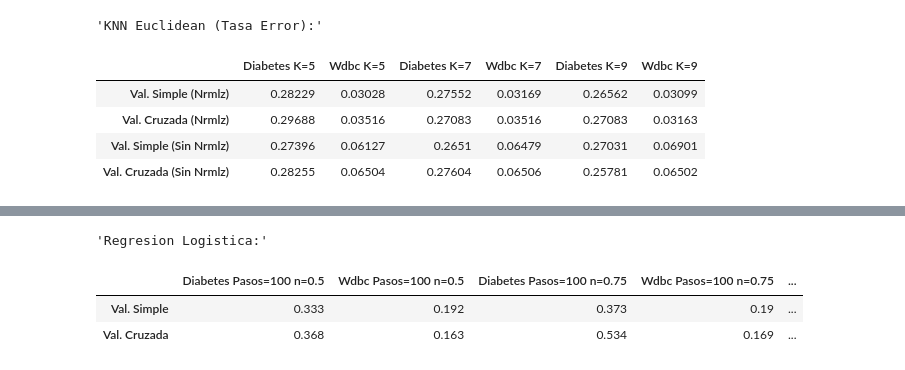
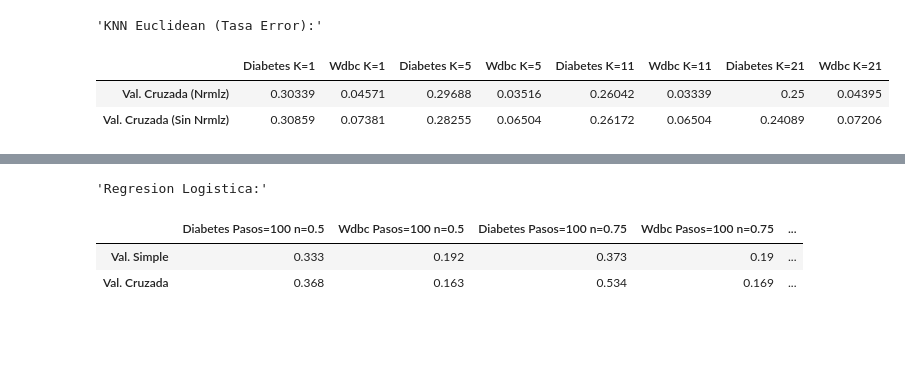
Before and after one commit to pelayo717/FAA_1462, a Jupyter notebook: P2/Notebook_P2_completo.ipynb, the cells around one changed output, grey strips where cells are left out. Cells and saved outputs as stored; diff of their text form; code cells hidden in the pictures; blank space fills up the shorter version.

```diff
--- a/P2/Notebook_P2_completo.ipynb
+++ b/P2/Notebook_P2_completo.ipynb
@@ -31,92 +31,78 @@ validacion_cruzada_wdbc = ValidacionCruzada(6)
 # %%
 """ Distancia Euclidea Normalizando y sin Normalizar """
 
+knn = ClasificadorVecinosProximos(1, Euclidea)
+
+medias_cruzadas_diabetes_knn_1 = knn.validacion(validacion_cruzada_diabetes, datos_diabetes)
+
+medias_cruzadas_wdbc_knn_1 = knn.validacion(validacion_cruzada_wdbc, datos_wdbc)
+
+medias_cruzadas_diabetes_knn_1_sin = knn.validacion(validacion_cruzada_diabetes, datos_diabetes,False,False)
+
+medias_cruzadas_wdbc_knn_1_sin = knn.validacion(validacion_cruzada_wdbc, datos_wdbc,False,False)
+
 knn = ClasificadorVecinosProximos(5, Euclidea)
 
-medias_simples_diabetes_knn_5 = knn.validacion(validacion_simple_diabetes, datos_diabetes)
 medias_cruzadas_diabetes_knn_5 = knn.validacion(validacion_cruzada_diabetes, datos_diabetes)
 
-medias_simples_wdbc_knn_5 = knn.validacion(validacion_simple_wdbc, datos_wdbc)
 medias_cruzadas_wdbc_knn_5 = knn.validacion(validacion_cruzada_wdbc, datos_wdbc)
 
-medias_simples_diabetes_knn_5_sin = knn.validacion(validacion_simple_diabetes, datos_diabetes,False,False)
 medias_cruzadas_diabetes_knn_5_sin = knn.validacion(validacion_cruzada_diabetes, datos_diabetes,False,False)
 
-medias_simples_wdbc_knn_5_sin = knn.validacion(validacion_simple_wdbc, datos_wdbc,False,False)
 medias_cruzadas_wdbc_knn_5_sin = knn.validacion(validacion_cruzada_wdbc, datos_wdbc,False,False)
 
-knn = ClasificadorVecinosProximos(7, Euclidea)
+knn = ClasificadorVecinosProximos(11, Euclidea)
 
-medias_simples_diabetes_knn_7 = knn.validacion(validacion_simple_diabetes, datos_diabetes)
-medias_cruzadas_diabetes_knn_7 = knn.validacion(validacion_cruzada_diabetes, datos_diabetes)
+medias_cruzadas_diabetes_knn_11 = knn.validacion(validacion_cruzada_diabetes, datos_diabetes)
 
-medias_simples_wdbc_knn_7 = knn.validacion(validacion_simple_wdbc, datos_wdbc)
-medias_cruzadas_wdbc_knn_7 = knn.validacion(validacion_cruzada_wdbc, datos_wdbc)
+medias_cruzadas_wdbc_knn_11 = knn.validacion(validacion_cruzada_wdbc, datos_wdbc)
 
-medias_simples_diabetes_knn_7_sin = knn.validacion(validacion_simple_diabetes, datos_diabetes,False,False)
-medias_cruzadas_diabetes_knn_7_sin = knn.validacion(validacion_cruzada_diabetes, datos_diabetes,False,False)
+medias_cruzadas_diabetes_knn_11_sin = knn.validacion(validacion_cruzada_diabetes, datos_diabetes,False,False)
 
-medias_simples_wdbc_knn_7_sin = knn.validacion(validacion_simple_wdbc, datos_wdbc,False,False)
-medias_cruzadas_wdbc_knn_7_sin = knn.validacion(validacion_cruzada_wdbc, datos_wdbc,False,False)
+medias_cruzadas_wdbc_knn_11_sin = knn.validacion(validacion_cruzada_wdbc, datos_wdbc,False,False)
 
-knn = ClasificadorVecinosProximos(9, Euclidea)
+knn = ClasificadorVecinosProximos(21, Euclidea)
 
-medias_simples_diabetes_knn_9 = knn.validacion(validacion_simple_diabetes, datos_diabetes)
-medias_cruzadas_diabetes_knn_9 = knn.validacion(validacion_cruzada_diabetes, datos_diabetes)
+medias_cruzadas_diabetes_knn_21 = knn.validacion(validacion_cruzada_diabetes, datos_diabetes)
 
-medias_simples_wdbc_knn_9 = knn.validacion(validacion_simple_wdbc, datos_wdbc)
-medias_cruzadas_wdbc_knn_9 = knn.validacion(validacion_cruzada_wdbc, datos_wdbc)
+medias_cruzadas_wdbc_knn_21 = knn.validacion(validacion_cruzada_wdbc, datos_wdbc)
 
-medias_simples_diabetes_knn_9_sin = knn.validacion(validacion_simple_diabetes, datos_diabetes,False,False)
-medias_cruzadas_diabetes_knn_9_sin = knn.validacion(validacion_cruzada_diabetes, datos_diabetes,False,False)
+medias_cruzadas_diabetes_knn_21_sin = knn.validacion(validacion_cruzada_diabetes, datos_diabetes,False,False)
 
-medias_simples_wdbc_knn_9_sin = knn.validacion(validacion_simple_wdbc, datos_wdbc,False,False)
-medias_cruzadas_wdbc_knn_9_sin = knn.validacion(validacion_cruzada_wdbc, datos_wdbc,False,False)
+medias_cruzadas_wdbc_knn_21_sin = knn.validacion(validacion_cruzada_wdbc, datos_wdbc,False,False)
 
 # Guardamos resultados de los resultados KNN
 
 
 resultados_P2 = [
-    [round(medias_simples_diabetes_knn_5[0], 5),
-    round(medias_simples_wdbc_knn_5[0], 5),
-    round(medias_simples_diabetes_knn_7[0], 5),
-    round(medias_simples_wdbc_knn_7[0], 5),
-    round(medias_simples_diabetes_knn_9[0], 5),
-    round(medias_simples_wdbc_knn_9[0], 5)],
+    [round(medias_cruzadas_diabetes_knn_1[0], 5),
+    round(medias_cruzadas_wdbc_knn_1[0], 5),
+    round(medias_cruzadas_diabetes_knn_5[0], 5),
+    round(medias_cruzadas_wdbc_knn_5[0], 5),
+    round(medias_cruzadas_diabetes_knn_11[0], 5),
+    round(medias_cruzadas_wdbc_knn_11[0], 5),
+    round(medias_cruzadas_diabetes_knn_21[0], 5),
+    round(medias_cruzadas_wdbc_knn_21[0], 5)],
 
-    [round(medias_cruzadas_diabetes_knn_5[0], 5),
-    round(medias_cruzadas_wdbc_knn_5[0], 5),
-    round(medias_cruzadas_diabetes_knn_7[0], 5),
-    round(medias_cruzadas_wdbc_knn_7[0], 5),
-    round(medias_cruzadas_diabetes_knn_9[0], 5),
-    round(medias_cruzadas_wdbc_knn_9[0], 5)],
-
-    [round(medias_simples_diabetes_knn_5_sin[0], 5),
-    round(medias_simples_wdbc_knn_5_sin[0], 5),
-    round(medias_simples_diabetes_knn_7_sin[0], 5),
-    round(medias_simples_wdbc_knn_7_sin[0], 5),
-    round(medias_simples_diabetes_knn_9_sin[0], 5),
-    round(medias_simples_wdbc_knn_9_sin[0], 5)],
-
-    [round(medias_cruzadas_diabetes_knn_5_sin[0], 5),
+    [round(medias_cruzadas_diabetes_knn_1_sin[0], 5),
+    round(medias_cruzadas_wdbc_knn_1_sin[0], 5),
+    round(medias_cruzadas_diabetes_knn_5_sin[0], 5),
     round(medias_cruzadas_wdbc_knn_5_sin[0], 5),
-    round(medias_cruzadas_diabetes_knn_7_sin[0], 5),
-    round(medias_cruzadas_wdbc_knn_7_sin[0], 5),
-    round(medias_cruzadas_diabetes_knn_9_sin[0], 5),
-    round(medias_cruzadas_wdbc_knn_9_sin[0], 5)]
+    round(medias_cruzadas_diabetes_knn_11_sin[0], 5),
+    round(medias_cruzadas_wdbc_knn_11_sin[0], 5),
+    round(medias_cruzadas_diabetes_knn_21_sin[0], 5),
+    round(medias_cruzadas_wdbc_knn_21_sin[0], 5)]
     ]
 
 # Impresion de las tablas
 display("KNN Euclidean (Tasa Error):")
-df = pd.DataFrame(np.array(resultados_P2),columns=['Diabetes K=5', 'Wdbc K=5', 'Diabetes K=7', 'Wdbc K=7', 'Diabetes K=9', 'Wdbc K=9'],index=['Val. Simple (Nrmlz)', 'Val. Cruzada (Nrmlz)','Val. Simple (Sin Nrmlz)', 'Val. Cruzada (Sin Nrmlz)'])
+df = pd.DataFrame(np.array(resultados_P2),columns=['Diabetes K=1', 'Wdbc K=1', 'Diabetes K=5', 'Wdbc K=5', 'Diabetes K=11', 'Wdbc K=11', 'Diabetes K=21', 'Wdbc K=21'],index=['Val. Cruzada (Nrmlz)','Val. Cruzada (Sin Nrmlz)'])
 display(df.style.apply(highlight_min))
 # %% [output]
 'KNN Euclidean (Tasa Error):'
-|  | Diabetes K=5 | Wdbc K=5 | Diabetes K=7 | Wdbc K=7 | Diabetes K=9 | Wdbc K=9 |
-| Val. Simple (Nrmlz) | 0.28229 | 0.03028 | 0.27552 | 0.03169 | 0.26562 | 0.03099 |
-| Val. Cruzada (Nrmlz) | 0.29688 | 0.03516 | 0.27083 | 0.03516 | 0.27083 | 0.03163 |
-| Val. Simple (Sin Nrmlz) | 0.27396 | 0.06127 | 0.2651 | 0.06479 | 0.27031 | 0.06901 |
-| Val. Cruzada (Sin Nrmlz) | 0.28255 | 0.06504 | 0.27604 | 0.06506 | 0.25781 | 0.06502 |
+|  | Diabetes K=1 | Wdbc K=1 | Diabetes K=5 | Wdbc K=5 | Diabetes K=11 | Wdbc K=11 | Diabetes K=21 | Wdbc K=21 |
+| Val. Cruzada (Nrmlz) | 0.30339 | 0.04571 | 0.29688 | 0.03516 | 0.26042 | 0.03339 | 0.25 | 0.04395 |
+| Val. Cruzada (Sin Nrmlz) | 0.30859 | 0.07381 | 0.28255 | 0.06504 | 0.26172 | 0.06504 | 0.24089 | 0.07206 |
 # %%
 """ Distancia de Manhattan """
 
```
Also changed, not shown: parts of 3 cells of this notebook, 1 other file.
